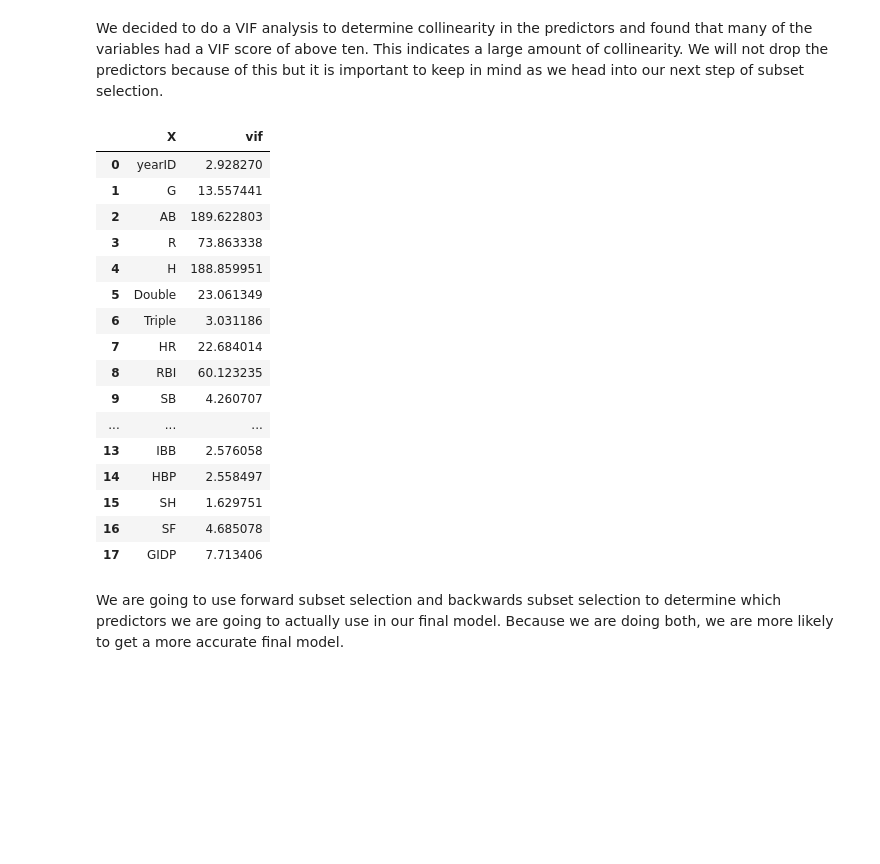
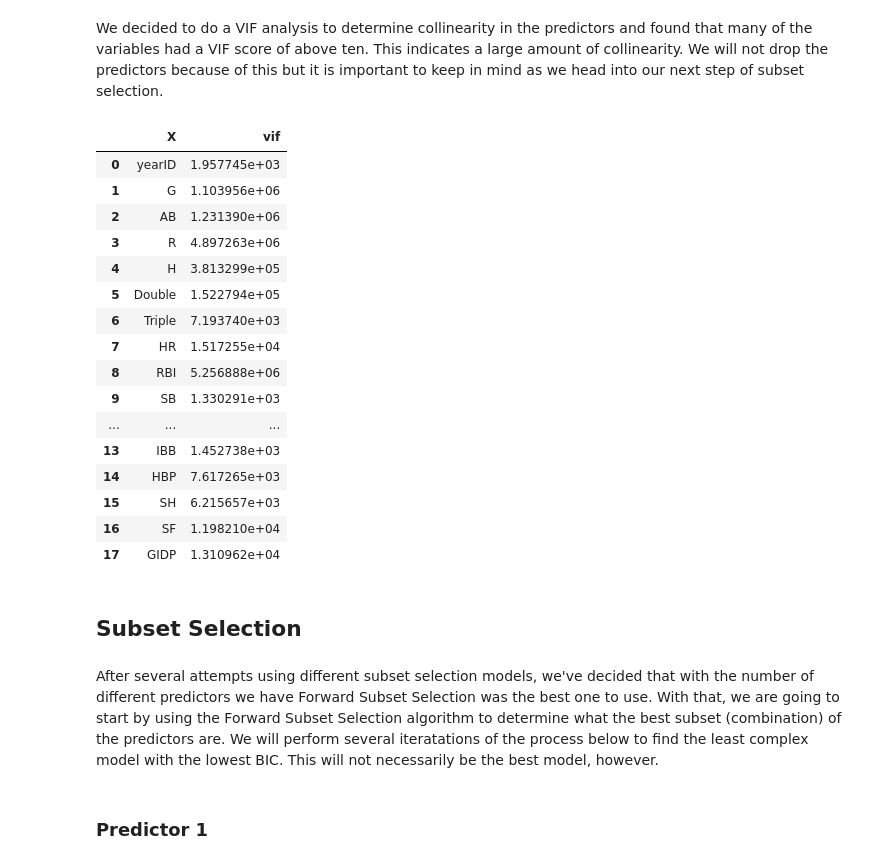
Before and after one commit to dswetlik/BaseballHRPrediction, a Jupyter notebook: BaseballReport.ipynb, the cells around one changed output. Cells and saved outputs as stored; diff of their text form; code cells hidden in the pictures; blank space fills up the shorter version.

```diff
--- a/BaseballReport.ipynb
+++ b/BaseballReport.ipynb
@@ -225,26 +227,30 @@ strong multicollinearity or other numerical problems.
 We decided to do a VIF analysis to determine collinearity in the predictors and found that many of the variables had a VIF score of above ten. This indicates a large amount of collinearity. We will not drop the predictors because of this but it is important to keep in mind as we head into our next step of subset selection.
 # %%
 vif = pd.DataFrame()
-vif['X'] = baseball.columns
-vif['vif'] = [variance_inflation_factor(baseball.values, i) for i in range(len(baseball.columns))]
+vif['X'] = newBaseball.columns
+vif['vif'] = [variance_inflation_factor(newBaseball.values, i) for i in range(len(newBaseball.columns))]
 vif
 # %% [output]
 |  | X | vif |
-| 0 | yearID | 2.928270 |
-| 1 | G | 13.557441 |
-| 2 | AB | 189.622803 |
-| 3 | R | 73.863338 |
-| 4 | H | 188.859951 |
-| 5 | Double | 23.061349 |
-| 6 | Triple | 3.031186 |
-| 7 | HR | 22.684014 |
-| 8 | RBI | 60.123235 |
-| 9 | SB | 4.260707 |
+| 0 | yearID | 1.957745e+03 |
+| 1 | G | 1.103956e+06 |
+| 2 | AB | 1.231390e+06 |
+| 3 | R | 4.897263e+06 |
+| 4 | H | 3.813299e+05 |
+| 5 | Double | 1.522794e+05 |
+| 6 | Triple | 7.193740e+03 |
+| 7 | HR | 1.517255e+04 |
+| 8 | RBI | 5.256888e+06 |
+| 9 | SB | 1.330291e+03 |
 | ... | ... | ... |
-| 13 | IBB | 2.576058 |
-| 14 | HBP | 2.558497 |
-| 15 | SH | 1.629751 |
-| 16 | SF | 4.685078 |
-| 17 | GIDP | 7.713406 |
+| 13 | IBB | 1.452738e+03 |
+| 14 | HBP | 7.617265e+03 |
+| 15 | SH | 6.215657e+03 |
+| 16 | SF | 1.198210e+04 |
+| 17 | GIDP | 1.310962e+04 |
+# %% [markdown]
+## Subset Selection
 # %% [markdown]
-We are going to use forward subset selection and backwards subset selection to determine which predictors we are going to actually use in our final model. Because we are doing both, we are more likely to get a more accurate final model.
+After several attempts using different subset selection models, we've decided that with the number of different predictors we have Forward Subset Selection was the best one to use. With that, we are going to start by using the Forward Subset Selection algorithm to determine what the best subset (combination) of the predictors are. We will perform several iteratations of the process below to find the least complex model with the lowest BIC. This will not necessarily be the best model, however.
+# %% [markdown]
+### Predictor 1
```
Also changed, not shown: parts of 28 cells of this notebook.
